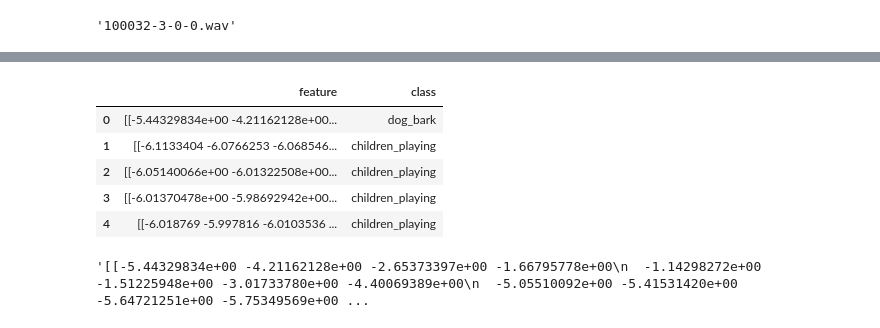
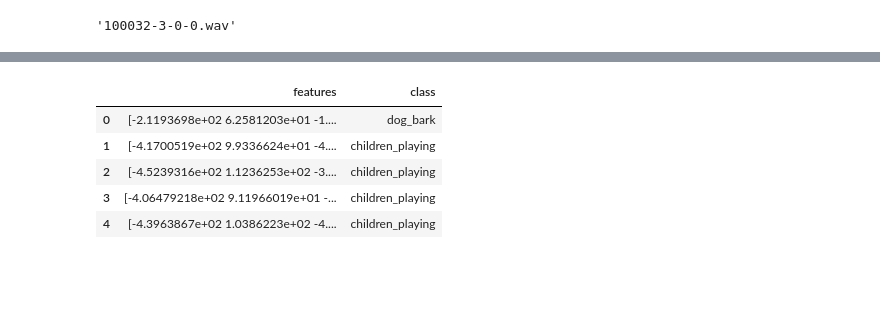
Before and after one commit to maitreya-v/Audio-Classification-Librosa, a Jupyter notebook: Audio_Classification.ipynb, the cells around one changed output, grey strips where cells are left out. Saved outputs shown, nothing was run; the diff lists cells and outputs as text; code cells hidden in the pictures; blank space fills up the shorter version.

```diff
--- a/Audio_Classification.ipynb
+++ b/Audio_Classification.ipynb
@@ -166,3 +181,3 @@ for index,row in tqdm(audio_df.iterrows()):
 # %%
-final_df=pd.DataFrame(L)
-L
+# final_df=pd.DataFrame(L)
+# L
@@ -196,13 +188,14 @@ scaled_audio_feature=pd.read_csv('./scaled_audio_feature.csv')
+# %%
+try:
+  final_df=pd.read_csv('./scaled_audio_features_jupyter.csv')
+except ParseError:
+  print('parse')
 # %%
-scaled_audio_feature.head()
+final_df.head()
 # %% [output]
-|  | feature | class |
-| 0 | [[-5.44329834e+00 -4.21162128e+00... | dog_bark |
-| 1 | [[-6.1133404 -6.0766253 -6.068546... | children_playing |
-| 2 | [[-6.05140066e+00 -6.01322508e+00... | children_playing |
-| 3 | [[-6.01370478e+00 -5.98692942e+00... | children_playing |
-| 4 | [[-6.018769 -5.997816 -6.0103536 ... | children_playing |
+|  | features | class |
+| 0 | [-2.1193698e+02 6.2581203e+01 -1.... | dog_bark |
+| 1 | [-4.1700519e+02 9.9336624e+01 -4.... | children_playing |
+| 2 | [-4.5239316e+02 1.1236253e+02 -3.... | children_playing |
+| 3 | [-4.06479218e+02 9.11966019e+01 -... | children_playing |
+| 4 | [-4.3963867e+02 1.0386223e+02 -4.... | children_playing |
-# %%
-scaled_audio_feature['feature'][0]
-# %% [output]
-'[[-5.44329834e+00 -4.21162128e+00 -2.65373397e+00 -1.66795778e+00\n  -1.14298272e+00 -1.51225948e+00 -3.01733780e+00 -4.40069389e+00\n  -5.05510092e+00 -5.41531420e+00 -5.64721251e+00 -5.75349569e+00 ...
```
Also changed, not shown: parts of 29 cells of this notebook.
